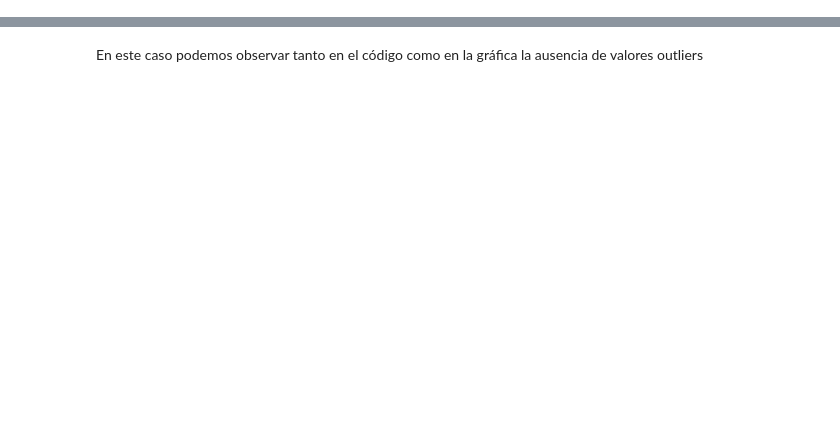
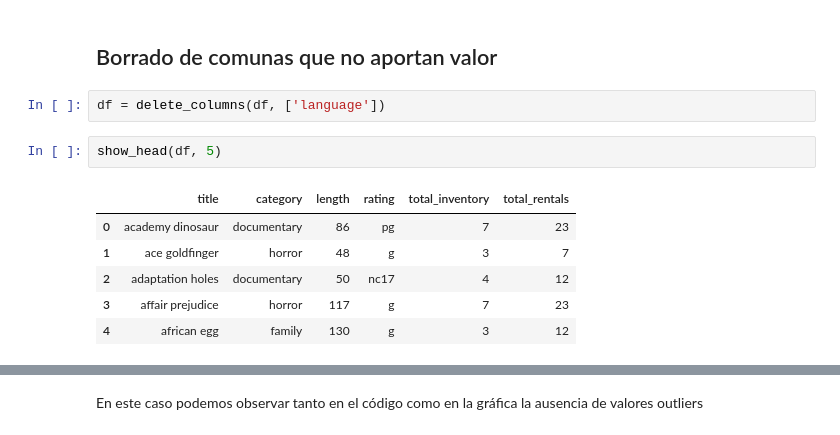
Before and after one commit to Bootcamp-DA-P2/Data-Automation-MySQL-Python-Excel-Grupo-4, a Jupyter notebook: notebooks/notebook-catalog-film.ipynb, the cells around one changed output, grey strips where cells are left out. Drawn from its saved outputs; the diff is of its cells as text; blank space fills up the shorter version.

```diff
--- a/notebooks/notebook-catalog-film.ipynb
+++ b/notebooks/notebook-catalog-film.ipynb
@@ -40,0 +139,13 @@ En este caso no se encuentran valores nulos por lo que no se procede a eliminar
+# %% [markdown]
+## Borrado de comunas que no aportan valor
+# %%
+df = delete_columns(df, ['language'])
+# %%
+show_head(df, 5)
+# %% [output]
+|  | title | category | length | rating | total_inventory | total_rentals |
+| 0 | academy dinosaur | documentary | 86 | pg | 7 | 23 |
+| 1 | ace goldfinger | horror | 48 | g | 3 | 7 |
+| 2 | adaptation holes | documentary | 50 | nc17 | 4 | 12 |
+| 3 | affair prejudice | horror | 117 | g | 7 | 23 |
+| 4 | african egg | family | 130 | g | 3 | 12 |
```
Also changed, not shown: parts of 28 cells of this notebook.
